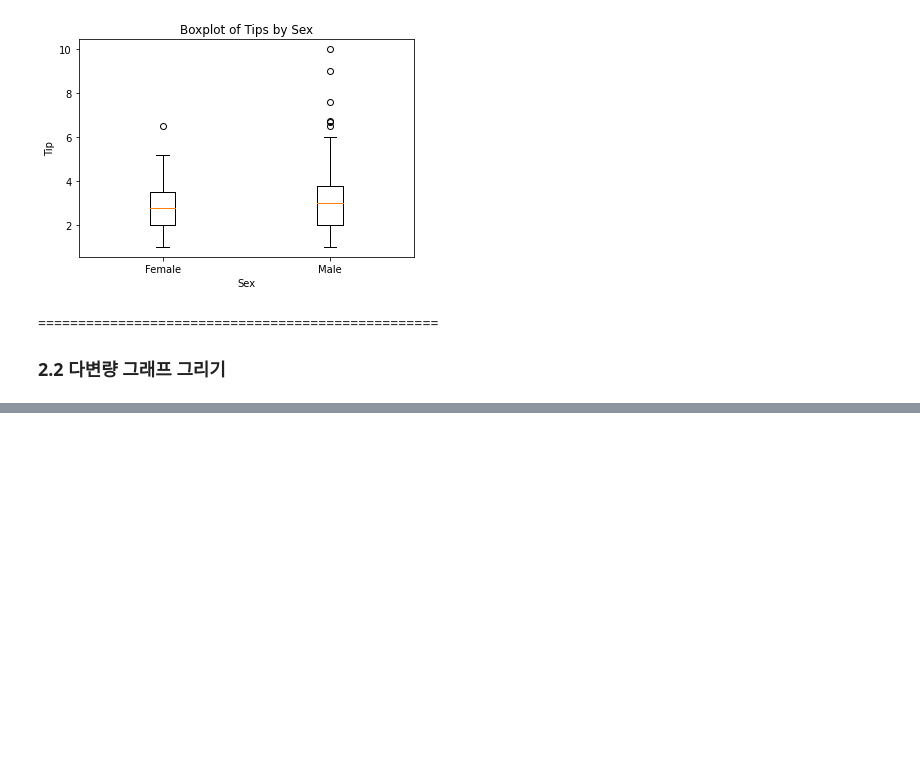
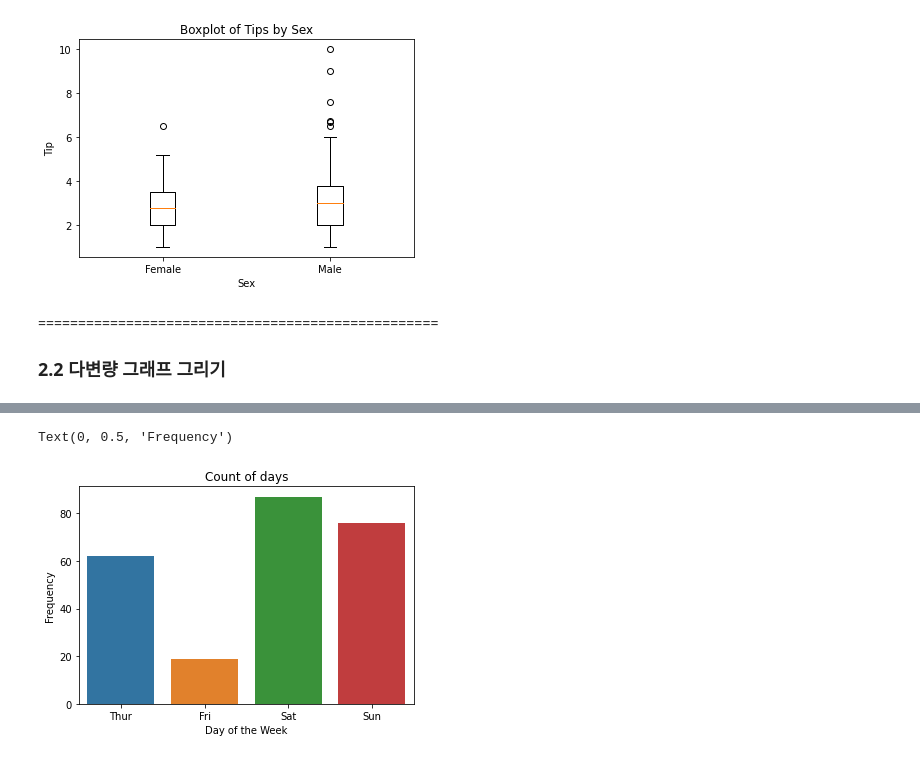
Before and after one commit to Son-BR/Study, a Jupyter notebook: PANDAS/Chapter04/ex_gra.ipynb, the cells around one changed output, grey strips where cells are left out. Saved outputs shown, nothing was run; the diff lists cells and outputs as text; code cells hidden in the pictures; blank space fills up the shorter version.

```diff
--- a/PANDAS/Chapter04/ex_gra.ipynb
+++ b/PANDAS/Chapter04/ex_gra.ipynb
@@ -153,0 +193,12 @@ page93
+# %%
+# 카운트(Count) 그래프
+# x축 범주형
+
+ax = plt.subplots()
+ax = sns.countplot('day', data=tips)
+ax.set_title('Count of days')
+ax.set_xlabel('Day of the Week')
+ax.set_ylabel('Frequency')
+# %% [output]
+Text(0, 0.5, 'Frequency')
+[figure, added]
```
Also changed, not shown: parts of 28 cells of this notebook, 2 other files.
